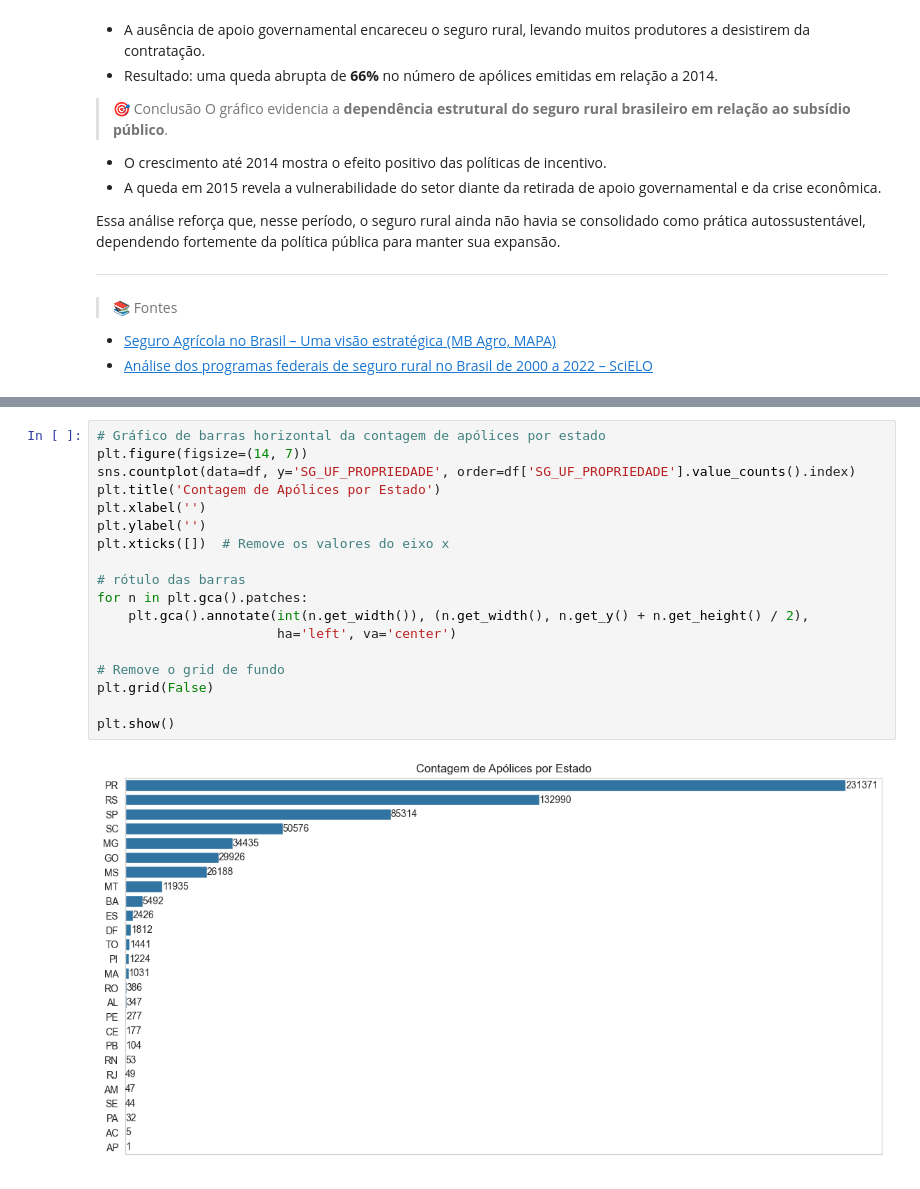
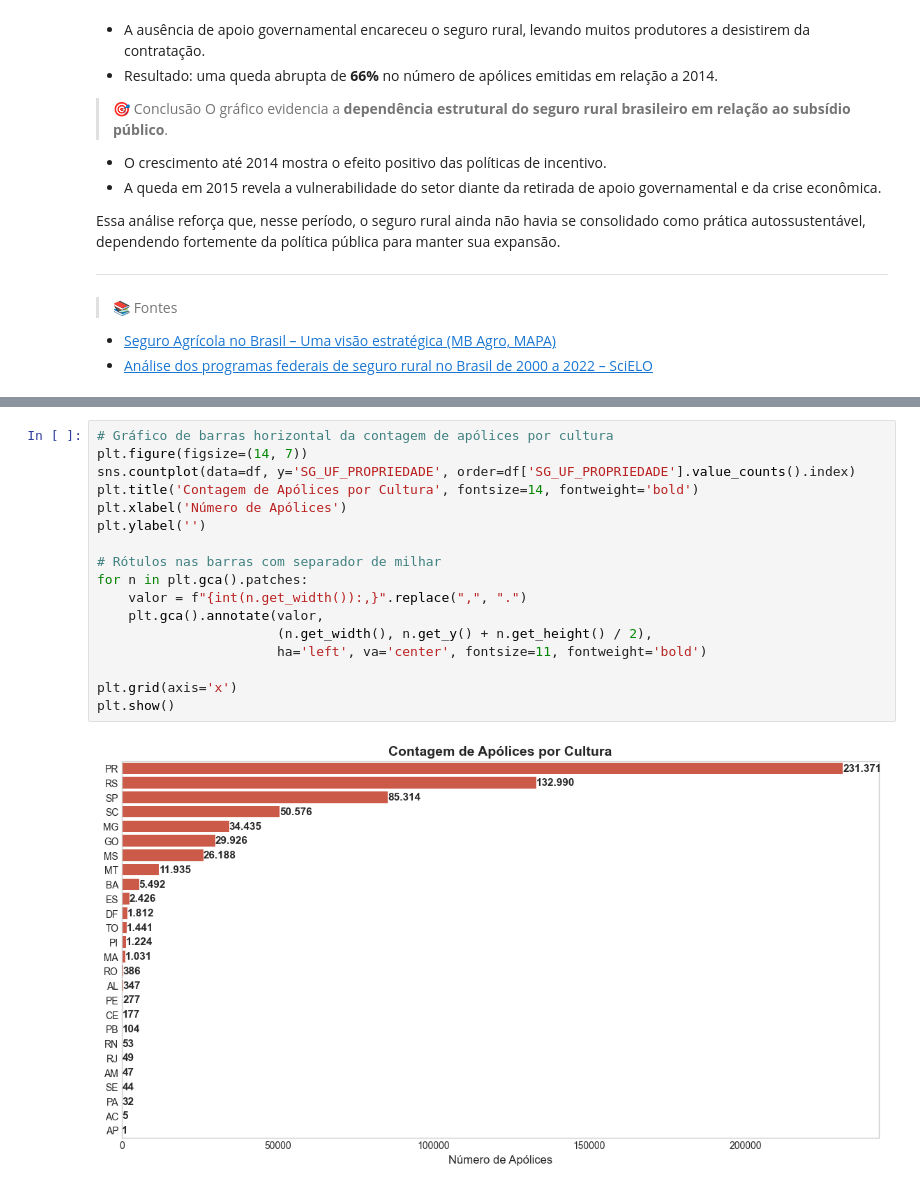
Before and after one commit to PortalDosDados/analise_seguro_rural, a Jupyter notebook: notebook.ipynb, the cells around one changed output, grey strips where cells are left out. Cells and saved outputs as stored; diff of their text form.

```diff
--- a/notebook.ipynb
+++ b/notebook.ipynb
@@ -292,20 +282,19 @@ plotar_grafico_e_tabela(df)
-# %%
-# Gráfico de barras horizontal da contagem de apólices por estado
-plt.figure(figsize=(14, 7))
-sns.countplot(data=df, y='SG_UF_PROPRIEDADE', order=df['SG_UF_PROPRIEDADE'].value_counts().index)
-plt.title('Contagem de Apólices por Estado')
-plt.xlabel('')
-plt.ylabel('')
-plt.xticks([])  # Remove os valores do eixo x
-
-# rótulo das barras
-for n in plt.gca().patches:
-    plt.gca().annotate(int(n.get_width()), (n.get_width(), n.get_y() + n.get_height() / 2),
-                       ha='left', va='center')
-
-# Remove o grid de fundo
-plt.grid(False)
-
-plt.show()
-# %% [output]
-[figure, removed]
+# %%
+# Gráfico de barras horizontal da contagem de apólices por cultura
+plt.figure(figsize=(14, 7))
+sns.countplot(data=df, y='SG_UF_PROPRIEDADE', order=df['SG_UF_PROPRIEDADE'].value_counts().index)
+plt.title('Contagem de Apólices por Cultura', fontsize=14, fontweight='bold')
+plt.xlabel('Número de Apólices')
+plt.ylabel('')
+
+# Rótulos nas barras com separador de milhar
+for n in plt.gca().patches:
+    valor = f"{int(n.get_width()):,}".replace(",", ".")
+    plt.gca().annotate(valor,
+                       (n.get_width(), n.get_y() + n.get_height() / 2),
+                       ha='left', va='center', fontsize=11, fontweight='bold')
+
+plt.grid(axis='x')
+plt.show()
+# %% [output]
+[figure, added]
```
Also changed, not shown: parts of 3 cells of this notebook.
